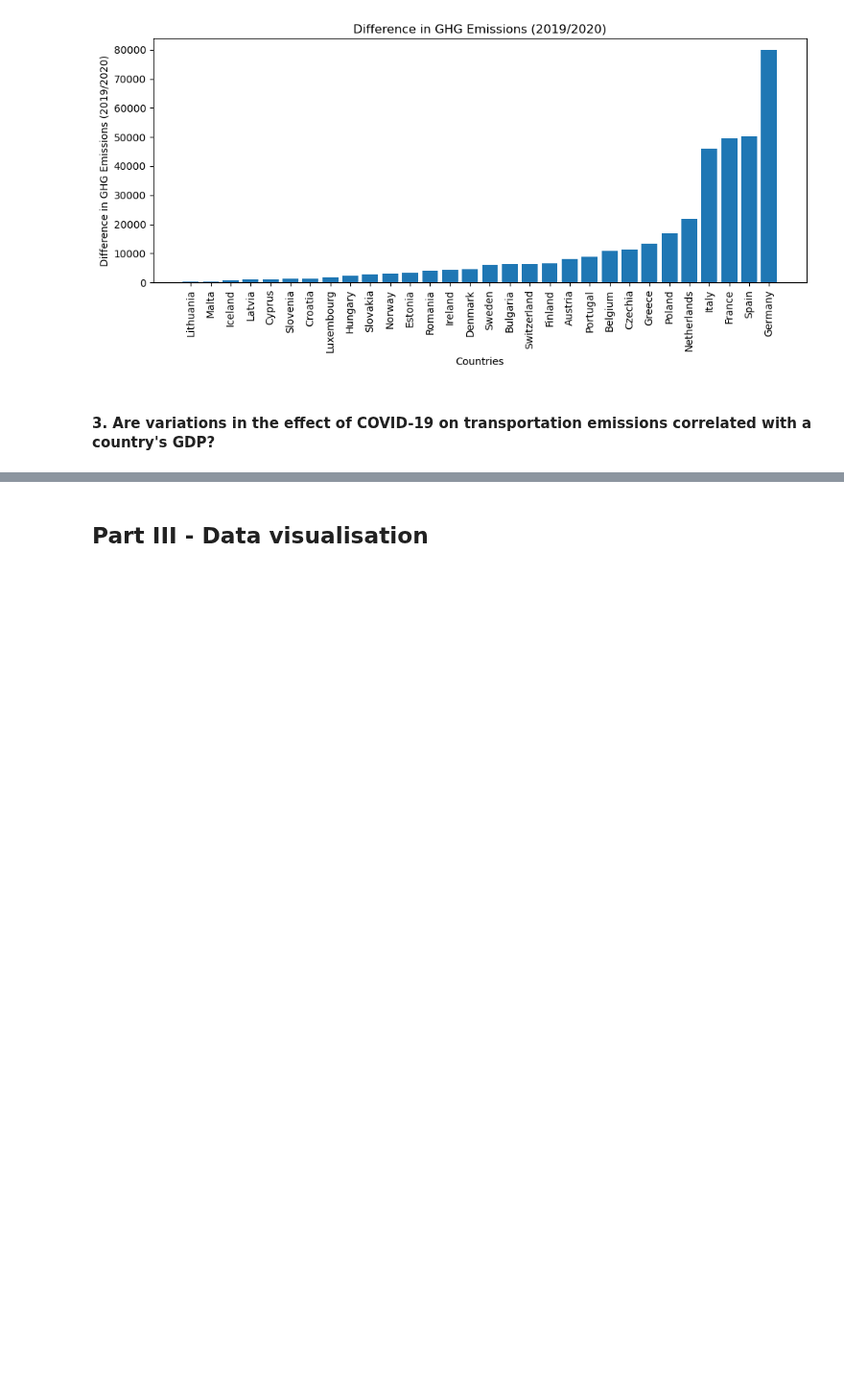
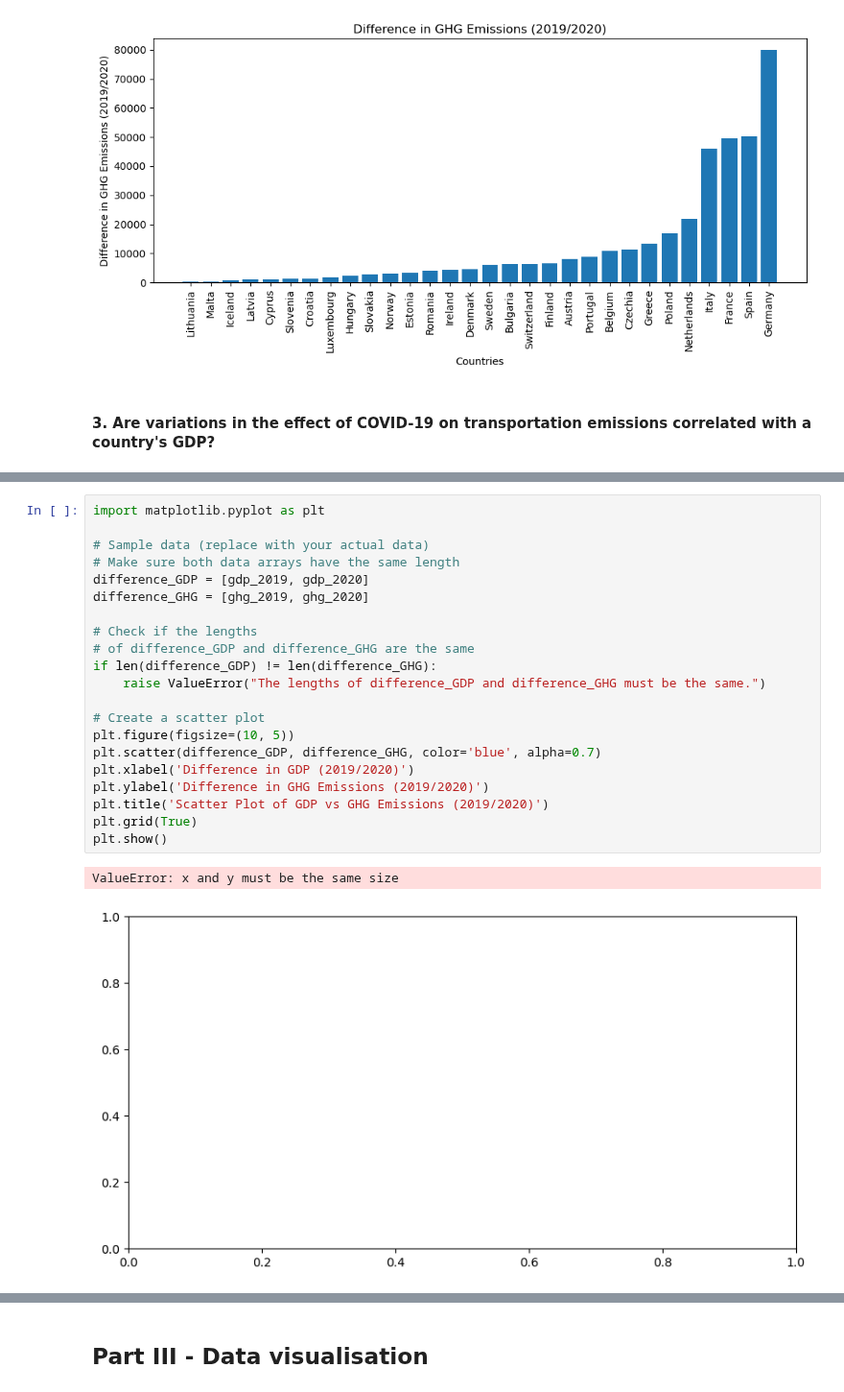
Before and after one commit to HHappy7/TIL6010-GroupProject, a Jupyter notebook: GroupProject-Layout.ipynb, the cells around one changed output, grey strips where cells are left out. Shown at 96% size. Cells and saved outputs as stored; diff of their text form; blank space fills up the shorter version.

```diff
--- a/GroupProject-Layout.ipynb
+++ b/GroupProject-Layout.ipynb
@@ -309,2 +358,26 @@ KeyError: 'Country'
+# %%
+import matplotlib.pyplot as plt
+
+# Sample data (replace with your actual data)
+# Make sure both data arrays have the same length
+difference_GDP = [gdp_2019, gdp_2020]
+difference_GHG = [ghg_2019, ghg_2020]
+
+# Check if the lengths
+# of difference_GDP and difference_GHG are the same
+if len(difference_GDP) != len(difference_GHG):
+    raise ValueError("The lengths of difference_GDP and difference_GHG must be the same.")
+
+# Create a scatter plot
+plt.figure(figsize=(10, 5))
+plt.scatter(difference_GDP, difference_GHG, color='blue', alpha=0.7)
+plt.xlabel('Difference in GDP (2019/2020)')
+plt.ylabel('Difference in GHG Emissions (2019/2020)')
+plt.title('Scatter Plot of GDP vs GHG Emissions (2019/2020)')
+plt.grid(True)
+plt.show()
+# %% [output]
+ValueError: x and y must be the same size
+[figure, added]
 # %%
 # Sample data
```
Also changed, not shown: parts of 5 cells of this notebook.
